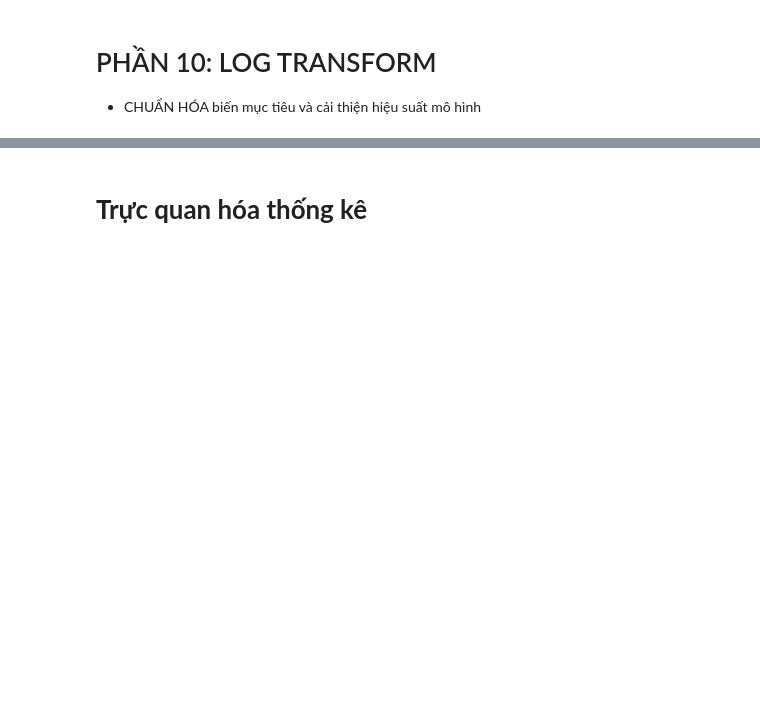
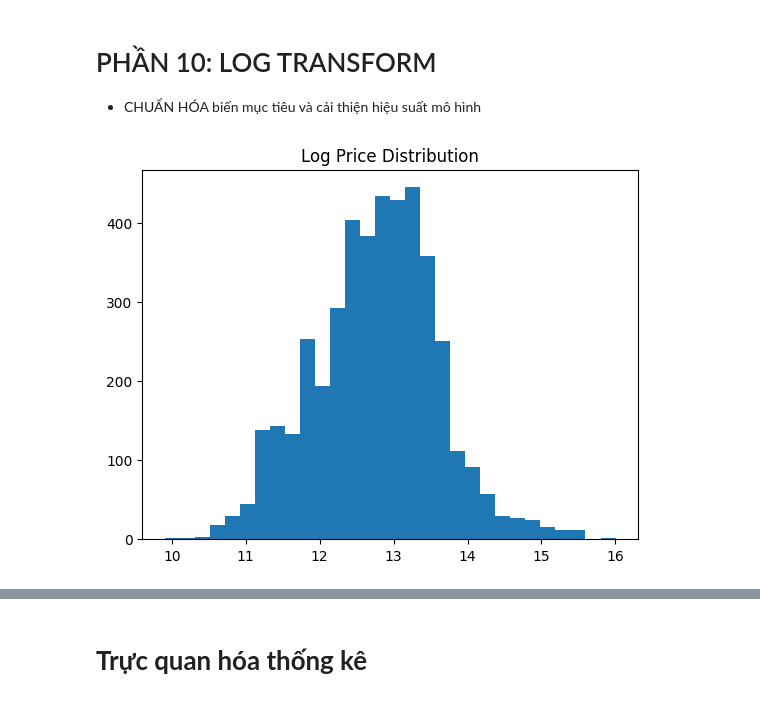
Before and after one commit to hoangchaulanbao/HocmayNC, a Jupyter notebook: car-price-prediction.ipynb, the cells around one changed output, grey strips where cells are left out. Cells and saved outputs as stored; diff of their text form; code cells hidden in the pictures; blank space fills up the shorter version.

```diff
--- a/car-price-prediction.ipynb
+++ b/car-price-prediction.ipynb
@@ -298,3 +298,14 @@ Car_age và km_driven - đã đi có mối tương quan chặt chẽ với selli
 # %% [markdown]
 # PHẦN 10:  LOG TRANSFORM
 - CHUẨN HÓA biến mục tiêu và cải thiện hiệu suất mô hình
+# %%
+import numpy as np
+
+df['log_price'] = np.log(df['selling_price'])
+
+plt.figure()
+plt.hist(df['log_price'], bins=30)
+plt.title("Log Price Distribution")
+plt.show()
+# %% [output]
+[figure, added]
```
Also changed, not shown: parts of 1 cell of this notebook.
